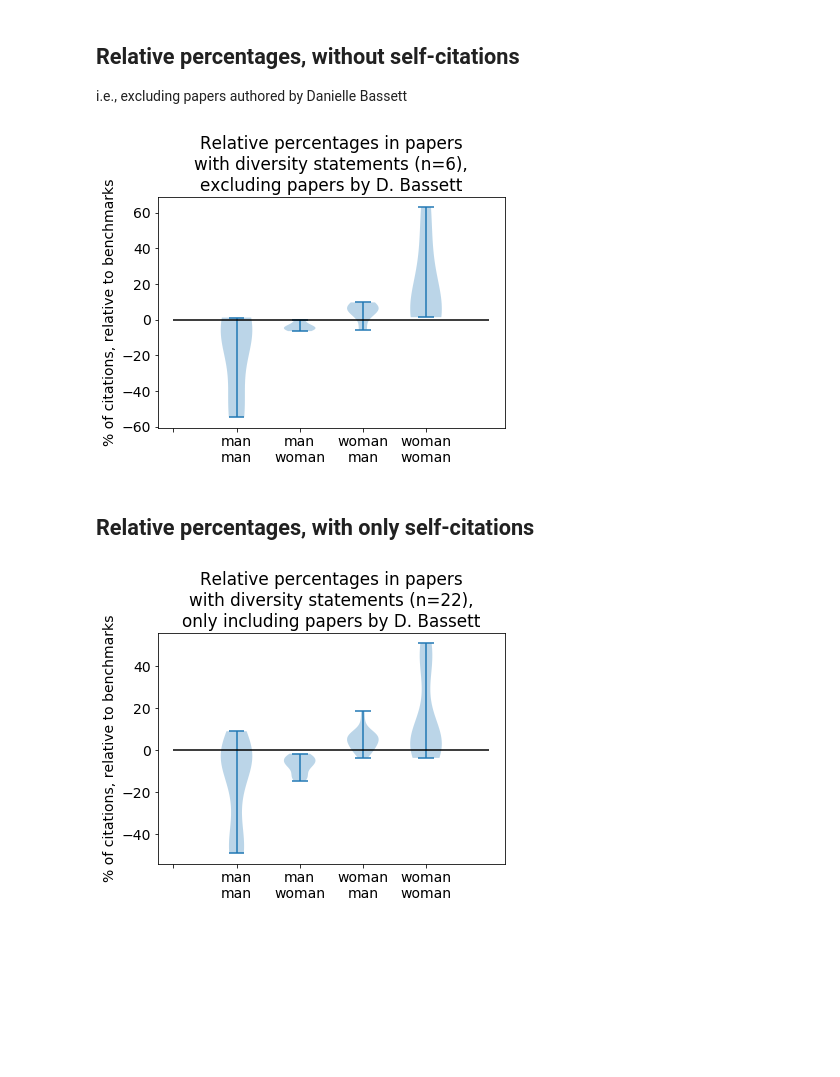
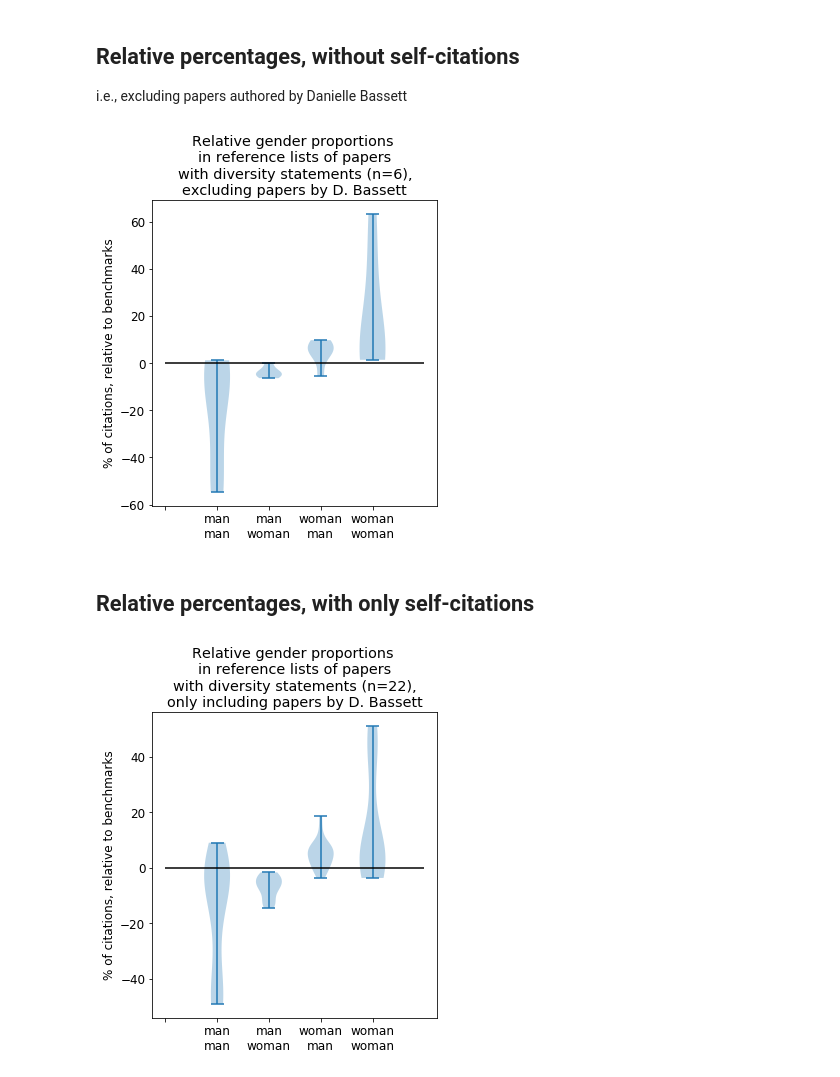
Before and after one commit to koudyk/cleanBibImpact, a Jupyter notebook: src/visualization/visualize_manual_data.ipynb, the cells around one changed output. Cells and saved outputs as stored; diff of their text form; code cells hidden in the pictures; blank space fills up the shorter version.

```diff
--- a/src/visualization/visualize_manual_data.ipynb
+++ b/src/visualization/visualize_manual_data.ipynb
@@ -195,19 +201,21 @@ plt.savefig('../../reports/figures/violinplot_percentages.png')
 # %%
 def get_percentage_differences_lists(df):
 
-    expected_percentages = {'mm': 58.4,
-                            'wm': 25.5,
-                            'mw': 9.4,
-                            'ww': 6.7,
+    expected_percentages = {
+        "mm": 58.4,
+        "wm": 25.5,
+        "mw": 9.4,
+        "ww": 6.7,
     }
 
-    lists_percent_diffs = {'mm': [],
-                           'wm': [],
-                           'mw': [],
-                           'ww': [],
+    lists_percent_diffs = {
+        "mm": [],
+        "wm": [],
+        "mw": [],
+        "ww": [],
     }
 
-    for d in df['percentages']:
+    for d in df["percentages"]:
         if len(d) > 0:
             for key in lists_percent_diffs.keys():
                 diff = d[key] - expected_percentages[key]
@@ -239,52 +251,62 @@ i.e., excluding papers authored by Danielle Bassett
 # %%
 # select papers not authored by Danielle Bassett
 # (wosc stands for 'without self-citations')
-df_wosc = df[df['bassett_author'] == 0]
+df_wosc = df[df["bassett_author"] == 0]
 
 lists_percent_diffs_wosc = get_percentage_differences_lists(df_wosc)
 data_for_visualization_wosc = list(lists_percent_diffs_wosc.values())
 
-matplotlib.rc('font', **{'size': 14})
+matplotlib.rc("font", **{"size": 12})
 
-fig, axes = plt.subplots(figsize=(6,5))
+fig, axes = plt.subplots(figsize=(5, 6))
 axes.violinplot(dataset=data_for_visualization_wosc)
-axes.set_ylabel('% of citations, relative to benchmarks')
+axes.set_ylabel("% of citations, relative to benchmarks")
 axes.set_xticks(range(len(lists_percent_diffs_wosc) + 1))
-ticks = ['', 'man\nman', 'man\nwoman', 'woman\nman', 'woman\nwoman']
+ticks = ["", "man\nman", "man\nwoman", "woman\nman", "woman\nwoman"]
 axes.set_xticklabels(ticks)
-plt.title('Relative percentages in papers\n' +\
-          'with diversity statements (n=%d),\n'%df_wosc['diversity_statement'].sum()  +\
-          'excluding papers by D. Bassett')
+plt.title(
+    "Relative gender proportions \nin reference lists of papers\n"
+    + "with diversity statements (n=%d),\n"
+    % df_wosc["diversity_statement"].sum()
+    + "excluding papers by D. Bassett"
+)
 plt.hlines(y=0, xmin=0, xmax=5)
 
 plt.tight_layout()
-plt.savefig('../../reports/figures/violinplot_percentage_diffs_from_benchmarks_wo_self-citations.png')
+plt.savefig(
+    "../../reports/figures/relative_gender_proportions_in_citing_papers_wo_self-citations.png"
+)
 # %% [output]
-[figure, old version]
+[figure, new version]
 # %% [markdown]
 ## Relative percentages, with only self-citations
 # %%
 # select papers authored by Danielle Bassett
 # (sc stands for 'self-citations')
-df_sc = df[df['bassett_author'] == 1]
+df_sc = df[df["bassett_author"] == 1]
 
 lists_percent_diffs_sc = get_percentage_differences_lists(df_sc)
 data_for_visualization_sc = list(lists_percent_diffs_sc.values())
 
-matplotlib.rc('font', **{'size': 14})
+matplotlib.rc("font", **{"size": 12})
 
-fig, axes = plt.subplots(figsize=(6,5))
+fig, axes = plt.subplots(figsize=(5, 6))
 axes.violinplot(dataset=data_for_visualization_sc)
-axes.set_ylabel('% of citations, relative to benchmarks')
+axes.set_ylabel("% of citations, relative to benchmarks")
 axes.set_xticks(range(len(lists_percent_diffs_sc) + 1))
-ticks = ['', 'man\nman', 'man\nwoman', 'woman\nman', 'woman\nwoman']
+ticks = ["", "man\nman", "man\nwoman", "woman\nman", "woman\nwoman"]
 axes.set_xticklabels(ticks)
-plt.title('Relative percentages in papers\n' +\
-          'with diversity statements (n=%d),\n'%df_sc['diversity_statement'].sum()  +\
-          'only including papers by D. Bassett')
+plt.title(
+    "Relative gender proportions \nin reference lists of papers\n"
+    + "with diversity statements (n=%d),\n"
+    % df_sc["diversity_statement"].sum()
+    + "only including papers by D. Bassett"
+)
 plt.hlines(y=0, xmin=0, xmax=5)
 
 plt.tight_layout()
-plt.savefig('../../reports/figures/violinplot_percentage_diffs_from_benchmarks_only_self-citations.png')
+plt.savefig(
+    "../../reports/figures/relative_gender_proportions_in_citing_papers_only_self-citations.png"
+)
 # %% [output]
-[figure, old version]
+[figure, new version]
```
Also changed, not shown: parts of 12 cells of this notebook, 11 other files.
